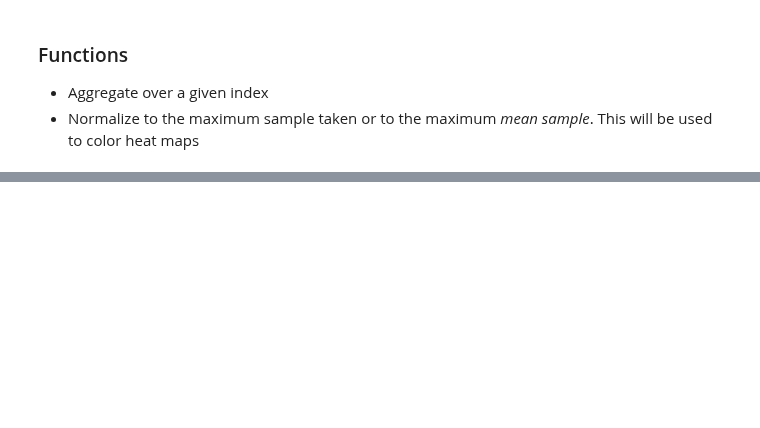
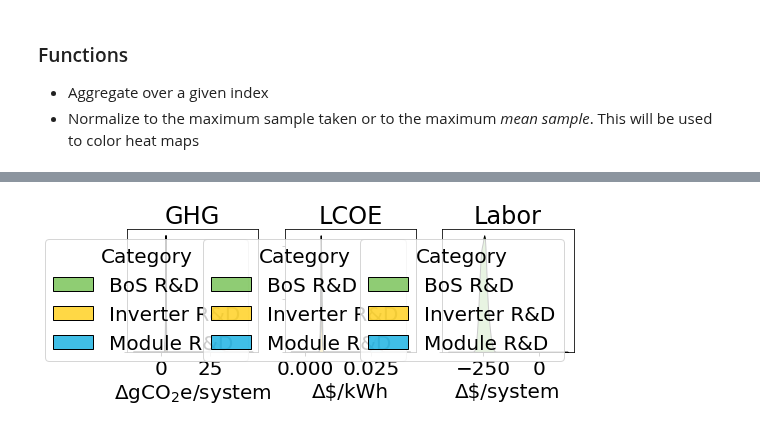
Before and after one commit to NREL/tyche, a Jupyter notebook: src/eutychia/ui_design.ipynb, the cells around one changed output, grey strips where cells are left out. Cells and saved outputs as stored; diff of their text form; code cells hidden in the pictures; blank space fills up the shorter version.

```diff
--- a/src/eutychia/ui_design.ipynb
+++ b/src/eutychia/ui_design.ipynb
@@ -83,8 +85,3 @@ def normalize_to_max_mean(x):
     x_mean = aggregate_over(evaluation, ['Sample'])
     x_max = aggregate_over(abs(x_mean), ['Category'], np.max)
     return x_mean / x_max
-# %%
-def label_metric(evaluator, met):
-    return str(met + "\n" + label_units(evaluator,met))
-def label_units(evaluator, met):
-    return str(evaluator.units.loc[met][0])
@@ -333,0 +88,5 @@ optimum.metrics
+# %%
+def label_metric(evaluator, met):
+    return str(met + "\n" + label_units(evaluator,met))
+def label_units(evaluator, met):
+    return str(evaluator.units.loc[met][0]).replace("CO2", "CO$_2$")
@@ -333,0 +173,24 @@ optimum.metrics
+# %%
+(fig,ax) = pl.subplots(1,M,sharey=False,figsize=(2*(C+1),M*0.75))
+for ii in range(M):
+    data = evaluation.xs(mets[ii], level = "Index"
+            ).astype("float64").reset_index()
+
+    sb.kdeplot(data=data, x="Value", hue="Category", multiple="stack", ax=ax[ii], palette=eere_color_lst)
+    ax[ii].set(
+        title = mets[ii],
+        xlabel = label_units(evaluator, mets[ii]),
+        ylabel = "",
+        yticklabels = [],
+    )
+    # handles, labels = myax.get_legend_handles_labels()
+    # ax[ii].legend(loc='upper-left')
+    # print(labels)
+
+# h,l = ax[0].get_legend_handles_labels
+
+# fig.legend(labels=cats, loc='lower center')
+# labels
+# pl.rcParams['axes.prop_cycle'] = pl.cycler(color=["#6ABC45", "#FFCB06", "#00A8DF"])
+# %% [output]
+[figure, added]
```
Also changed, not shown: parts of 82 cells of this notebook, 1 other file.
